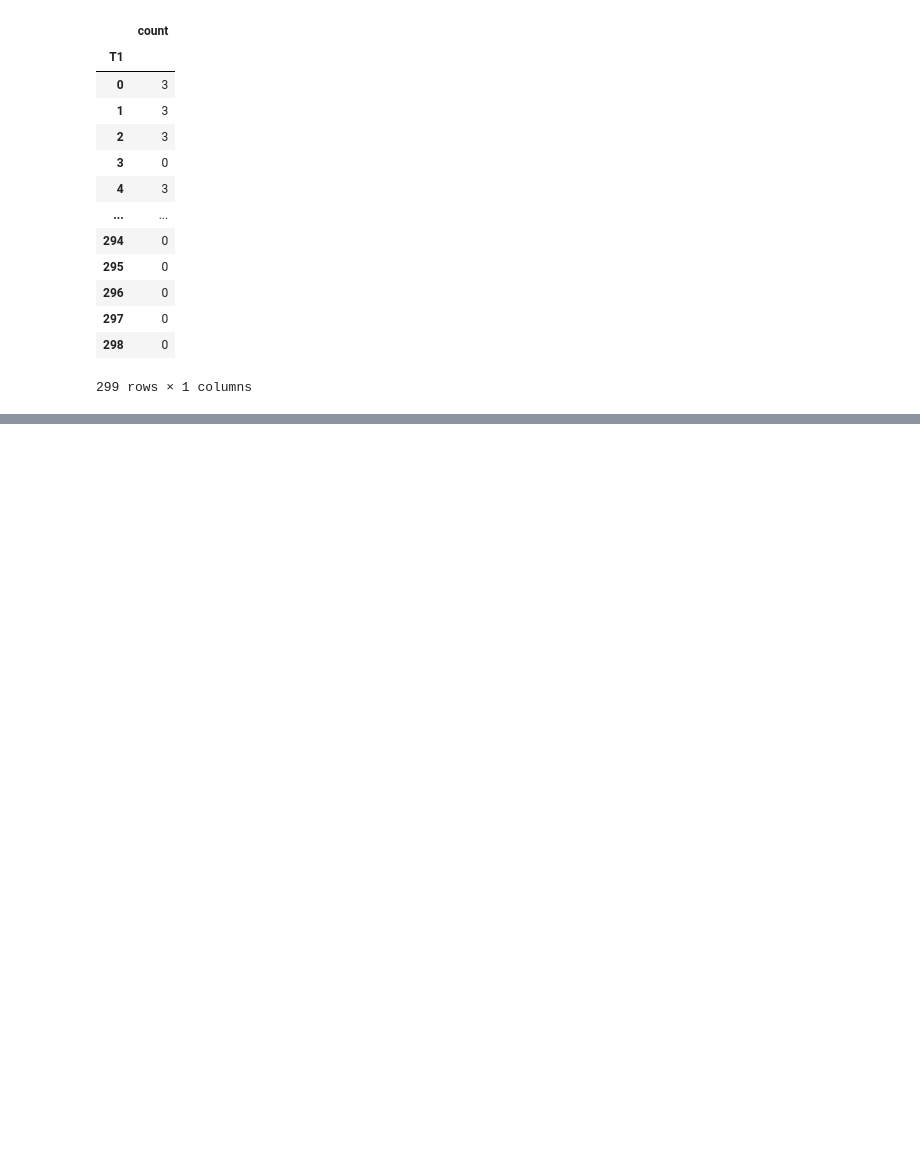
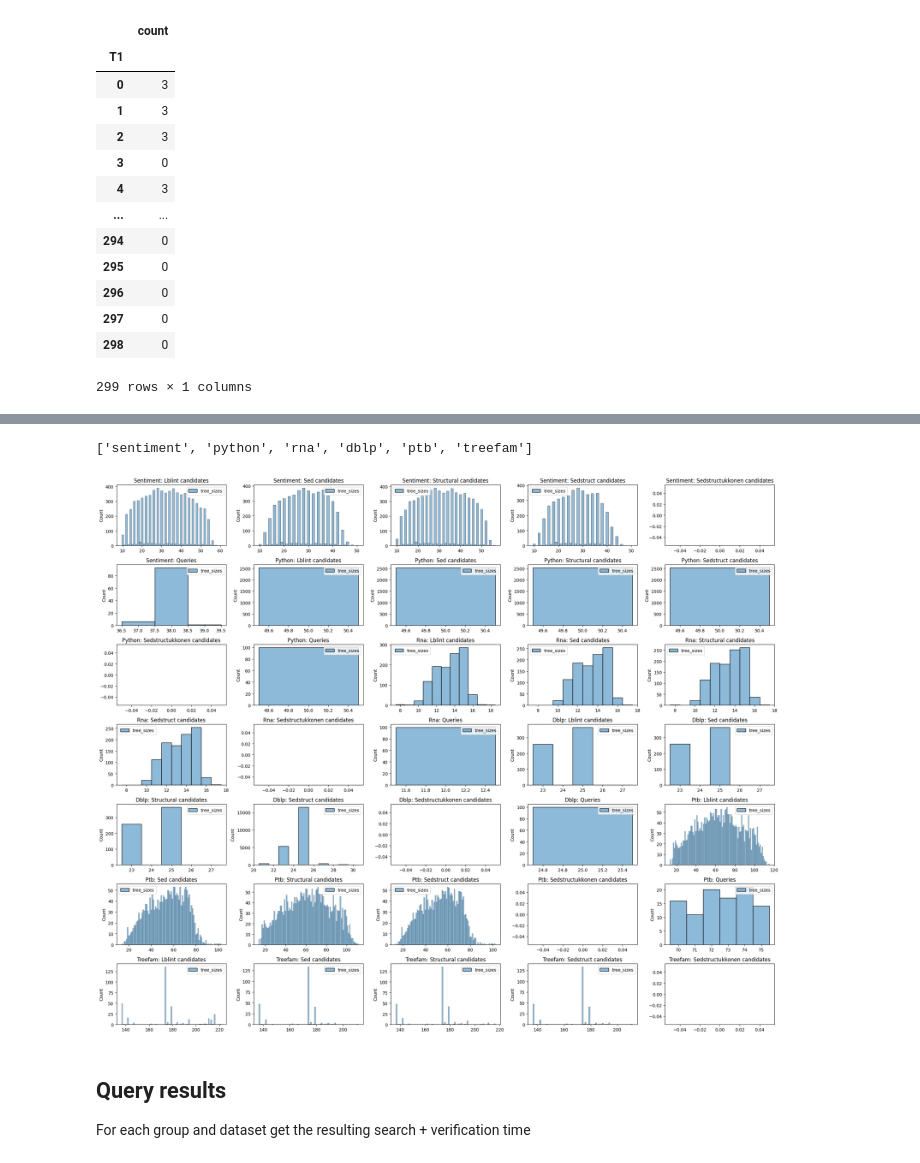
Before and after one commit to LukMRVC/tree-statistics, a Jupyter notebook: TED-viz.ipynb, the cells around one changed output, grey strips where cells are left out. Saved outputs shown, nothing was run; the diff lists cells and outputs as text; code cells hidden in the pictures; blank space fills up the shorter version.

```diff
--- a/TED-viz.ipynb
+++ b/TED-viz.ipynb
@@ -757,7 +917,7 @@ df
 | dblp | 335 | 19659 | 2110 | 18244 | 775 | 21306 | dblp | searching |
 | swissprot | 103 | 12090 | 1290 | 17751 | 648 | 46511 | swissprot | searching |
 # %%
-ldf = df.melt(id_vars=["Dataset", "process_part"], var_name="Method", value_name="Time", value_vars=['Lbl-Int Index', 'Lbl-Int', 'Sed Index', 'Sed', 'Structural Index', 'Structural'])
+ldf = times_df.melt(id_vars=["Dataset", "process_part"], var_name="Method", value_name="Time", value_vars=['Lbl-Int Index', 'Lbl-Int', 'Sed Index', 'Sed', 'Structural Index', 'Structural'])
 # %%
 complete = pd.concat([ldf, vdf])
 # %%
@@ -1607,0 +1763,5 @@ sns.histplot(bxdata)
+# %%
+# For now, only some datasets have finished measurements
+lower_bounds = ('Lblint', 'Sed', 'Structural', 'Sedstruct', 'SedstructUkkonen')
+# datasets = ['bolzano', 'sentiment', 'ptb', 'dblp']
+datasets = ['sentiment', 'python', 'rna', 'dblp', 'ptb', 'treefam']
@@ -1607,0 +2045,48 @@ sns.histplot(bxdata)
+# %%
+datasets
+# %% [output]
+['sentiment', 'python', 'rna', 'dblp', 'ptb', 'treefam']
+# %%
+def load_hist_stats(datasets, stats_type: str, stats_kind: str):
+    distinct_labels_stats = pd.DataFrame()
+    for ds in datasets:
+        try:
+            ds_path = join('./resources/workloads/divided', ds.lower(), stats_kind)
+            path = join(ds_path, stats_type + '.csv')
+            df = pd.read_csv(path, header=None, names=[stats_type])
+            df.insert(0, 'Dataset', [ds.capitalize()] * len(df.index), True)
+            df.insert(1, 'Kind', [stats_kind.capitalize()] * len(df.index), True)
+            distinct_labels_stats = pd.concat([distinct_labels_stats, df])
+        except Exception as e:
+            print(f"Failed to load {stats_type} stats for {ds}: {e}")
+    return distinct_labels_stats
+
+tree_sizes_stats = pd.DataFrame()
+for lb in lower_bounds:
+    lb_name = lb.capitalize() if lb != 'SedstructUkkonen' else 'SedstructUkonnen'
+    tree_sizes_stats = pd.concat([tree_sizes_stats, load_hist_stats(datasets, 'tree_sizes', f'{lb_name}-stats')])
+
+tree_sizes_stats = pd.concat([tree_sizes_stats, load_hist_stats(datasets, 'tree_sizes', f'queries-stats')])
+# %%
+fig, axes = plt.subplots(7, 5, figsize=(22, 18))
+
+kinds = lower_bounds + ('queries', )
+combs = [(ds, k) for ds in datasets for k in kinds]
+
+for (ds, kind), ax in zip(combs, axes.ravel()):
+    sns.histplot(
+        data = tree_sizes_stats[(tree_sizes_stats['Dataset'] == ds.capitalize()) & (tree_sizes_stats['Kind'] == kind.capitalize() + '-stats')],
+        discrete=True,
+        ax=ax,
+    )
+    title = f'{ds.capitalize()}: {kind.capitalize()}'
+    title += ' candidates' if kind in lower_bounds else ''
+    ax.set_title(title)
+
+plt.tight_layout()
+# %% [output]
+[figure, added]
+# %% [markdown]
+## Query results
+
+For each group and dataset get the resulting search + verification time
```
Also changed, not shown: parts of 98 cells of this notebook, 21 other files.
